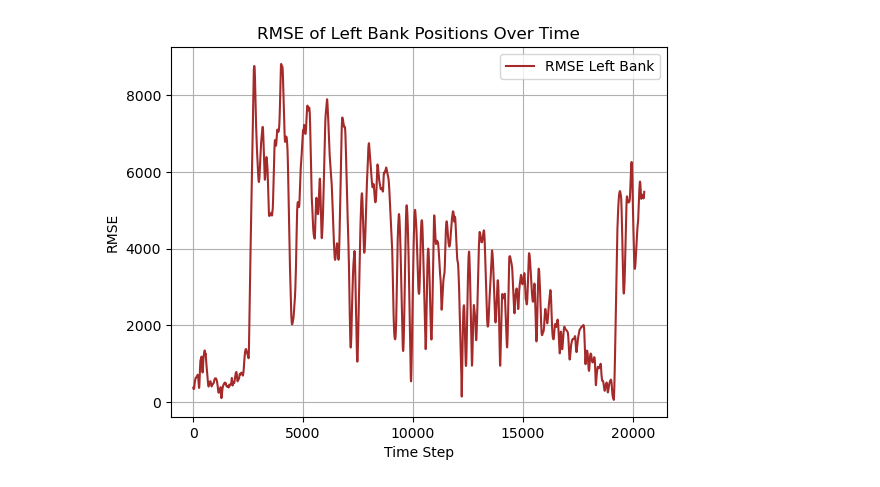
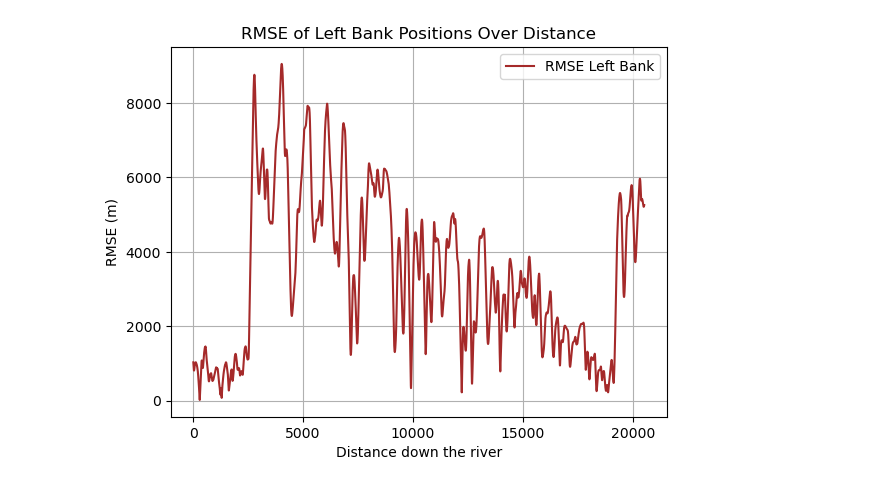
Before and after one commit to Mr-Moody/River-Modelling, a Jupyter notebook: prediction_analysis.ipynb, the cells around one changed output. Drawn from its saved outputs; the diff is of its cells as text; code cells hidden in the pictures.

```diff
--- a/prediction_analysis.ipynb
+++ b/prediction_analysis.ipynb
@@ -5,10 +5,10 @@ import matplotlib.pyplot as plt
 # %%
 # Load CSV files
 df_actual = pd.read_csv('csv_files/Jurua_20170710.csv')  # [file:1]
-df_predicted = pd.read_csv('River-Unity/Results/RiverMeshOutput.csv')  # [file:1]
+df_predicted = pd.read_csv('River-Unity\Results\RiverSimulation_2017_20251214_205254.csv')  # [file:1]
 df_initial = pd.read_csv('csv_files/Jurua_19871012.csv')  # [file:1]
 
-cols = ['centerline_x','centerline_y','right_bank_x','right_bank_y','left_bank_x','left_bank_y']
+cols = ['centerline_x','centerline_y','right_bank_x','right_bank_y','left_bank_x','left_bank_y', 'width (m)']
 
 # Undo scaling on df_predicted (was scaled by 0.0005)
 scale_factor = 0.0005
@@ -119,17 +119,17 @@ plt.show()
 # %%
 # Calculate and plot rmse for left bank
 # Use both X and Y for left bank (columns 4 and 5)
 actual_c3 = actual_data[:n, 4:6]                        # [file:1]
 pred_c3 = predicted_data[:n, 4:6]                       # [file:1]
 rmse_left_bank = np.sqrt(np.mean((pred_c3 - actual_c3) ** 2, axis=1))  # [file:1]
 
 plt.figure()
 plt.plot(rmse_left_bank, label='RMSE Left Bank', color='brown')
-plt.xlabel('Time Step (days)')
+plt.xlabel('Distance down the river')
 plt.ylabel('RMSE (m)')
-plt.title('RMSE of Left Bank Positions Over Time')
+plt.title('RMSE of Left Bank Positions Over Distance')
 plt.legend()
 plt.grid()
 plt.show()
 # %% [output]
-[figure, old version]
+[figure, new version]
```
Also changed, not shown: parts of 4 cells of this notebook.
